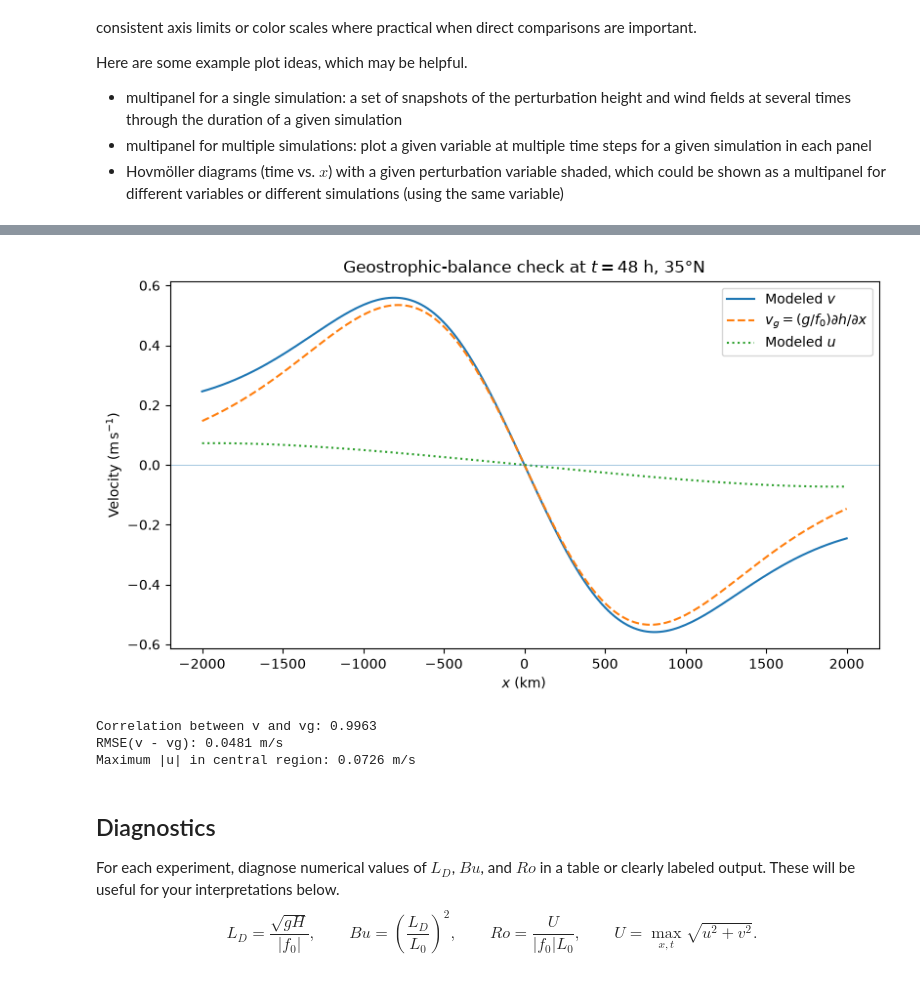
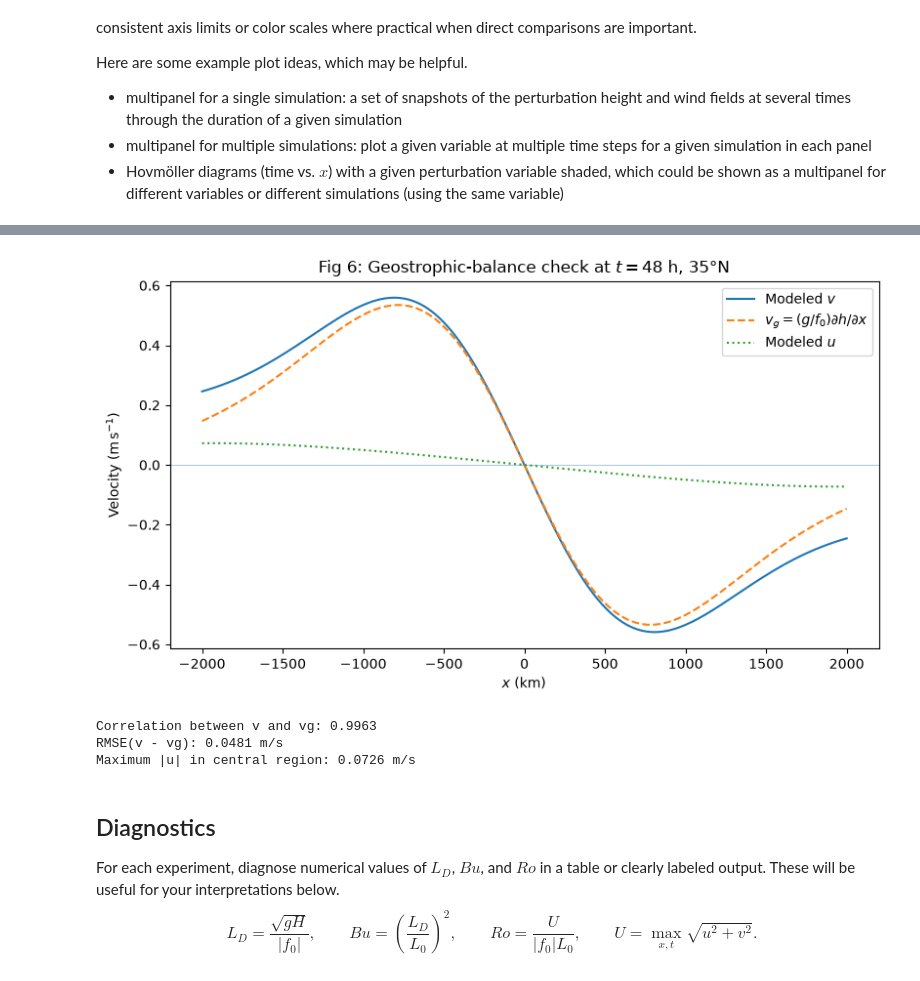
Before and after one commit to Chely-beep/METR5003, a Jupyter notebook: lab2_geostrophic_adjustment.ipynb, the cells around one changed output, grey strips where cells are left out. Cells and saved outputs as stored; diff of their text form; code cells hidden in the pictures.

```diff
--- a/lab2_geostrophic_adjustment.ipynb
+++ b/lab2_geostrophic_adjustment.ipynb
@@ -768,7 +768,7 @@ ax.set_xlabel(r"$x$ (km)")
 ax.set_ylabel(r"Velocity ($\mathrm{m\,s^{-1}}$)")
 
 ax.set_title(
-    rf"Geostrophic-balance check at "
+    rf"Fig 6: Geostrophic-balance check at "
     rf"$t={balance_hour:g}$ h, "
     rf"{BASELINE_LAT:g}°N"
 )
@@ -789,34 +789,34 @@ correlation = np.corrcoef(
 )[0, 1]
 
 # Difference between modeled v and theoretical geostrophic v
 rmse = np.sqrt(
     np.mean(
         (
             v_final[central_mask]
             - v_geostrophic[central_mask]
         )**2
     )
 )
 
 # Remaining magnitude of the divergent u component
 max_abs_u = np.max(
     np.abs(u_final[central_mask])
 )
 
 print(
     f"Correlation between v and vg: {correlation:.4f}"
 )
 
 print(
     f"RMSE(v - vg): {rmse:.4f} m/s"
 )
 
 print(
     f"Maximum |u| in central region: "
     f"{max_abs_u:.4f} m/s"
 )
 # %% [output]
-[figure, old version]
+[figure, new version]
 Correlation between v and vg: 0.9963
 RMSE(v - vg): 0.0481 m/s
 Maximum |u| in central region: 0.0726 m/s
```
Also changed, not shown: parts of 5 cells of this notebook, 6 other files.
